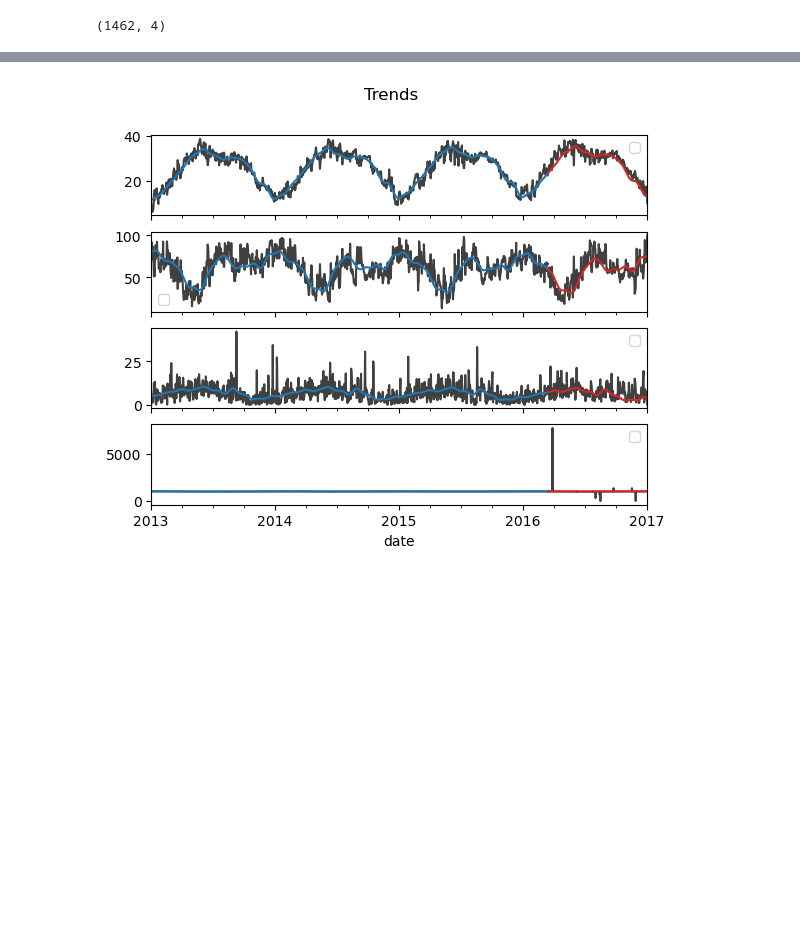
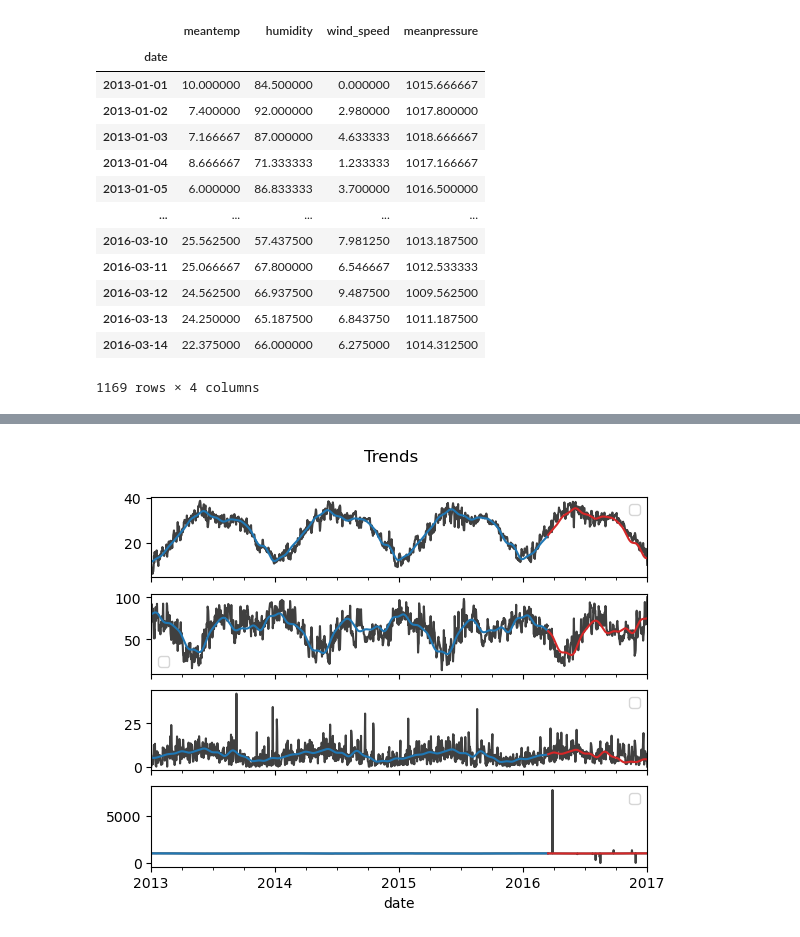
Before and after one commit to VisheshManav/FinalYearProject, a Jupyter notebook: Notebooks/notebook.ipynb, the cells around one changed output, grey strips where cells are left out. Cells and saved outputs as stored; diff of their text form; code cells hidden in the pictures; blank space fills up the shorter version.

```diff
--- a/Notebooks/notebook.ipynb
+++ b/Notebooks/notebook.ipynb
@@ -54,4 +17,0 @@ y = df.copy()
-# %%
-df.shape
-# %% [output]
-(1462, 4)
@@ -80,0 +23,17 @@ df.shape
+# %%
+df_train
+# %% [output]
+|  | meantemp | humidity | wind_speed | meanpressure |
+| date |  |  |  |  |
+| 2013-01-01 | 10.000000 | 84.500000 | 0.000000 | 1015.666667 |
+| 2013-01-02 | 7.400000 | 92.000000 | 2.980000 | 1017.800000 |
+| 2013-01-03 | 7.166667 | 87.000000 | 4.633333 | 1018.666667 |
+| 2013-01-04 | 8.666667 | 71.333333 | 1.233333 | 1017.166667 |
+| 2013-01-05 | 6.000000 | 86.833333 | 3.700000 | 1016.500000 |
+| ... | ... | ... | ... | ... |
+| 2016-03-10 | 25.562500 | 57.437500 | 7.981250 | 1013.187500 |
+| 2016-03-11 | 25.066667 | 67.800000 | 6.546667 | 1012.533333 |
+| 2016-03-12 | 24.562500 | 66.937500 | 9.487500 | 1009.562500 |
+| 2016-03-13 | 24.250000 | 65.187500 | 6.843750 | 1011.187500 |
+| 2016-03-14 | 22.375000 | 66.000000 | 6.275000 | 1014.312500 |
+1169 rows × 4 columns
```
Also changed, not shown: parts of 26 cells of this notebook.
